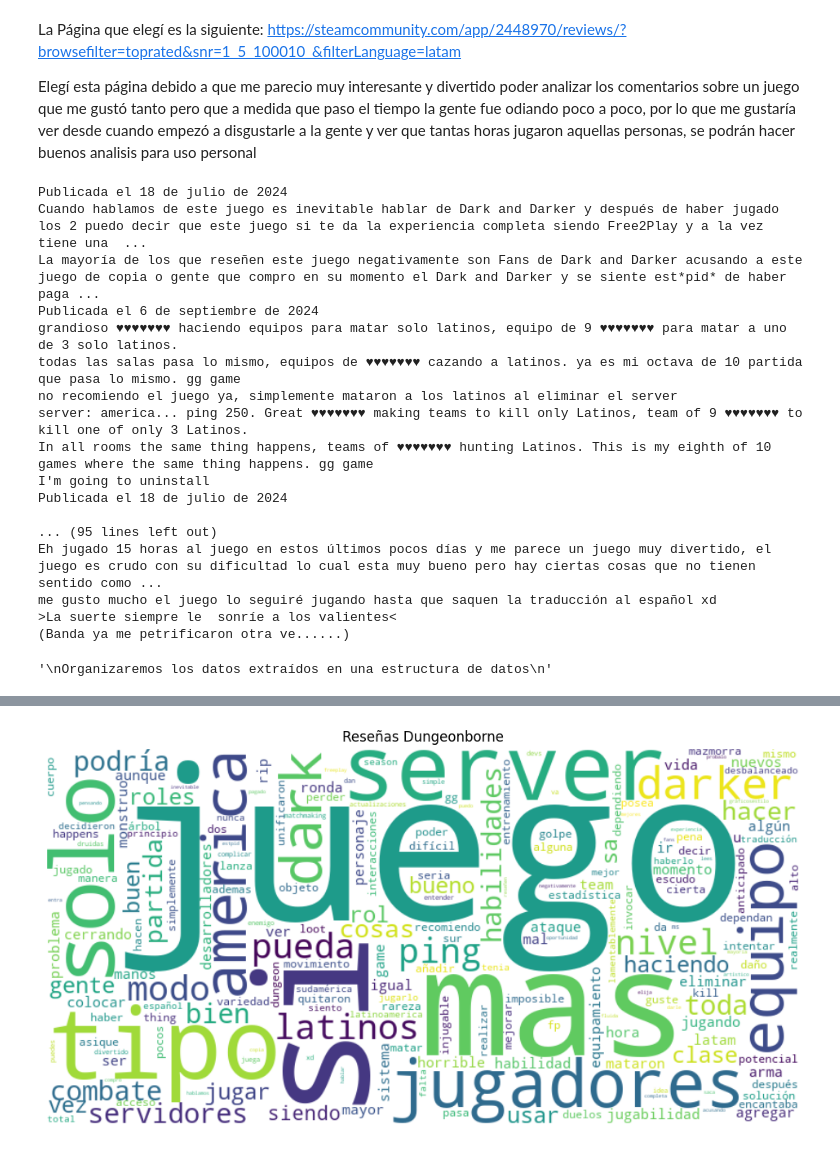
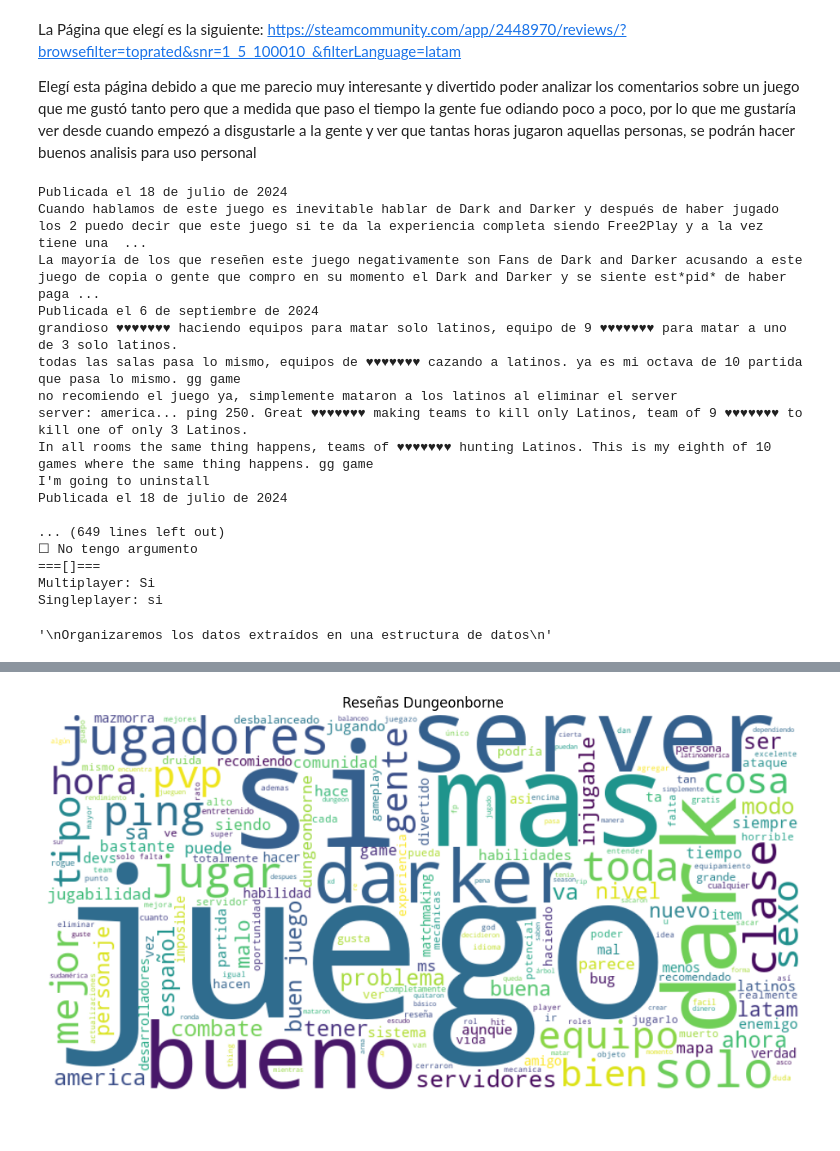
Before and after one commit to G6B0/Analisis-Rese-as-Steam, a Jupyter notebook: Ejercicio2.ipynb, the cells around one changed output, grey strips where cells are left out. Saved outputs shown, nothing was run; the diff lists cells and outputs as text; code cells hidden in the pictures.

Commit message:
Ahora soporta scrolls hasta el final
Así pudiendo recopilar información haciendo scroll hasta que no haya mas scroll que hacer, osea que se llego al final.

```diff
--- a/Ejercicio2.ipynb
+++ b/Ejercicio2.ipynb
@@ -46,9 +46,17 @@ browser hara scrolls para poder acceder a toda la información de la pagina
 
 """
 
-for _ in range(3):
+
+ultima_altura = browser.execute_script("return document.body.scrollHeight")
+
+while True:
     body.send_keys(Keys.END)
-    time.sleep(2)
+    time.sleep(1)
+
+    nueva_altura = browser.execute_script("return document.body.scrollHeight")
+    if nueva_altura == ultima_altura:
+        break
+    ultima_altura = nueva_altura
 
 """
 Ahora se empieza a acceder a la pagina que está estatica mediante
@@ -157,34 +165,50 @@ In all rooms the same thing happens, teams of ♥♥♥♥♥♥♥ hunting Lati
 I'm going to uninstall
 Publicada el 18 de julio de 2024
 
-... (95 lines left out)
-Eh jugado 15 horas al juego en estos últimos pocos días y me parece un juego muy divertido, el juego es crudo con su dificultad lo cual esta muy bueno pero hay ciertas cosas que no tienen sentido como ...
-me gusto mucho el juego lo seguiré jugando hasta que saquen la traducción al español xd
->La suerte siempre le  sonríe a los valientes<
-(Banda ya me petrificaron otra ve......)
+... (649 lines left out)
+☐ No tengo argumento
+===[]===
+Multiplayer: Si
+Singleplayer: si
 '\nOrganizaremos los datos extraídos en una estructura de datos\n'
 # %%
 import pandas as pd
 import re
-from datetime import timedelta
+from datetime import timedelta, datetime
 from wordcloud import WordCloud
 import nltk
 from nltk.corpus import stopwords
-from datetime import datetime
 import matplotlib.pyplot as plt
 
-df = pd.read_csv("reseñas.csv", sep=";")
-df.head()
+# Leer el CSV
+df = pd.read_csv("reseñas.csv", sep=",", quotechar='"', engine="python")
+
+def limpiar_horas(h):
+    if pd.isna(h):
+        return timedelta(0)
+
+    match = re.search(r"[\d.,]+", str(h))
+    if match:
+        valor = match.group()
+
+        if valor.count('.') > 1:
+            valor = valor.replace('.', '')
+
+        valor = valor.replace(',', '.')
+
+        try:
+            return timedelta(hours = float(valor))
+        except ValueError:
+            return timedelta(0)
+
+    return timedelta(0)
 
 
 
-# Leer el CSV
-df = pd.read_csv("reseñas.csv")
-
-# Convertir horas a timedelta
-df["Horas jugadas"] = df["Horas jugadas"].apply(
-    lambda x: timedelta(hours=float(re.search(r"[\d,.]+", str(x)).group().replace(",", "."))) if re.search(r"[\d,.]+", str(x)) else timedelta(0)
-)
+if "Horas jugadas" in df.columns:
+    df["Horas jugadas"] = df["Horas jugadas"].apply(limpiar_horas)
+else:
+    print("La columna 'Horas jugadas' no se encuentra en el Dataframe.")
 
 meses = {
     "enero": "01",
@@ -260,7 +284,7 @@ df["Reseña"] = df["Reseña"].astype(str)
 conteo_recomendaciones = df['Recomendacion'].value_counts()
 #print(df.isna().sum()), como tenemos valores nulos limpiaremos los mismos
 df.fillna(value={
-    'Calificacion util' : 0,
+    'Calificación util' : 0,
     'Calificación divertido' : 0,
     'Recomendacion': 'No disponible',
     'Horas jugadas': timedelta(0),
@@ -272,7 +296,6 @@ df.fillna(value={
 '''
 Haremos Wordcloud para reseñas
 '''
-nltk.download('stopwords')
 stop_words = set(stopwords.words('spanish'))
 
 texto = " ".join(df['Reseña'])
@@ -299 +319 @@ plt.show()
-[figure, old version]
+[figure, new version]
```
Also changed, not shown: parts of 1 cell of this notebook.
